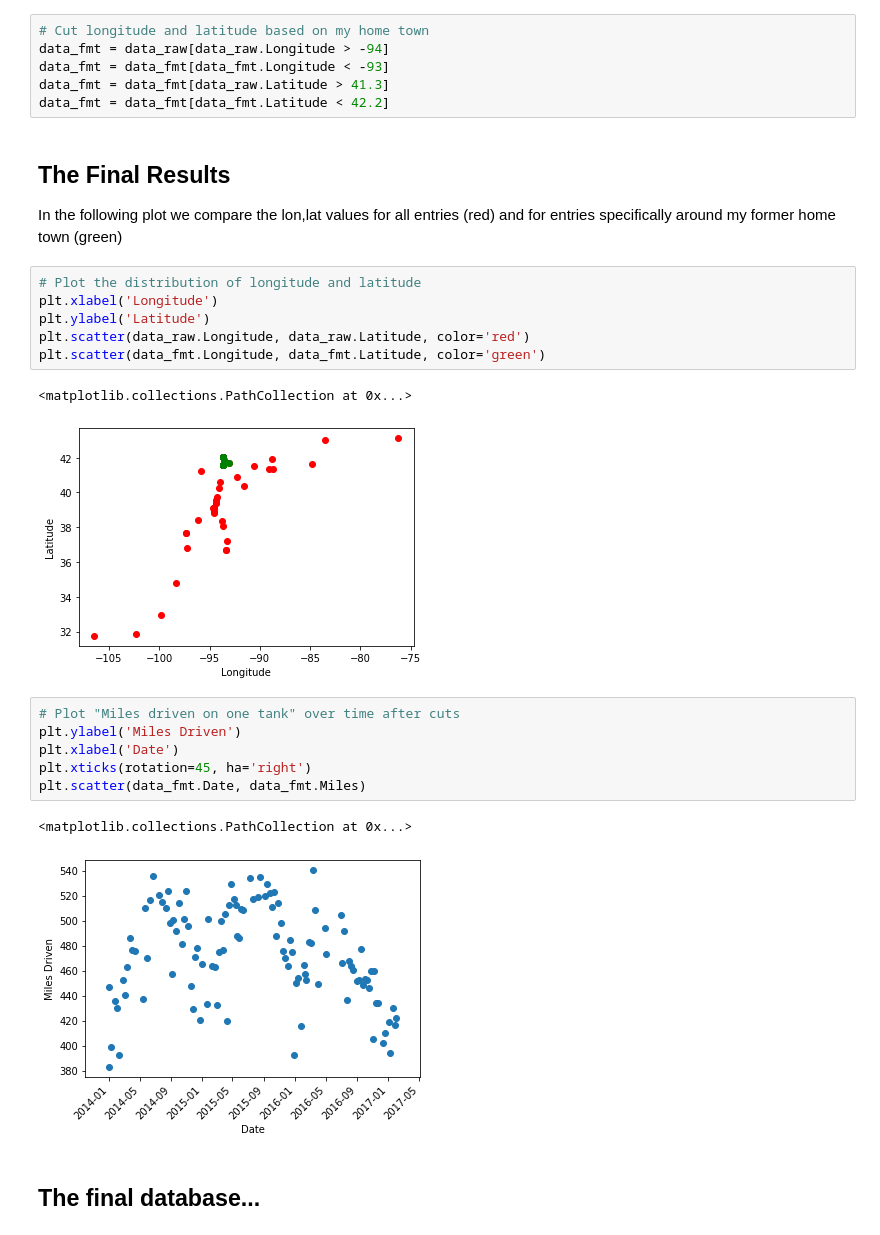
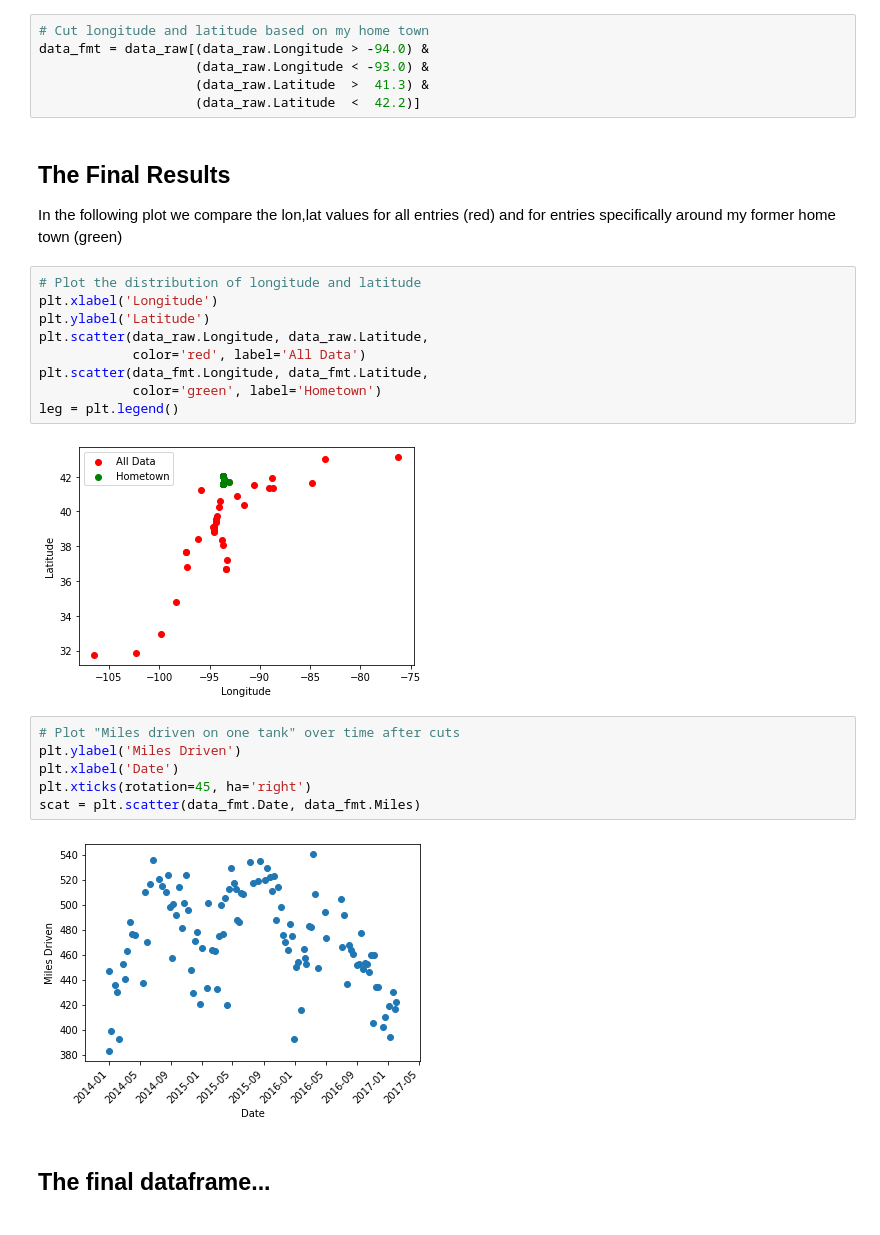
Before and after one commit to Jvinniec/fuel_economy, a Jupyter notebook: data/format_data.ipynb, the cells around one changed output. Drawn from its saved outputs; the diff is of its cells as text.

Commit message:
Update data formatting notebook and script

```diff
--- a/data/format_data.ipynb
+++ b/data/format_data.ipynb
@@ -104,9 +148,9 @@ plt.scatter(data_raw.Date, data_raw.Miles)
 # %%
 # Cut longitude and latitude based on my home town
-data_fmt = data_raw[data_raw.Longitude > -94]
-data_fmt = data_fmt[data_fmt.Longitude < -93]
-data_fmt = data_fmt[data_raw.Latitude > 41.3]
-data_fmt = data_fmt[data_fmt.Latitude < 42.2]
+data_fmt = data_raw[(data_raw.Longitude > -94.0) &
+                    (data_raw.Longitude < -93.0) &
+                    (data_raw.Latitude  >  41.3) &
+                    (data_raw.Latitude  <  42.2)]
 # %% [markdown]
  ## The Final Results
  In the following plot we compare the lon,lat values for all entries (red)
@@ -114,21 +158,22 @@ data_fmt = data_fmt[data_fmt.Latitude < 42.2]
 # %%
 # Plot the distribution of longitude and latitude
 plt.xlabel('Longitude')
 plt.ylabel('Latitude')
-plt.scatter(data_raw.Longitude, data_raw.Latitude, color='red')
-plt.scatter(data_fmt.Longitude, data_fmt.Latitude, color='green')
+plt.scatter(data_raw.Longitude, data_raw.Latitude,
+            color='red', label='All Data')
+plt.scatter(data_fmt.Longitude, data_fmt.Latitude,
+            color='green', label='Hometown')
+leg = plt.legend()
 # %% [output]
-<matplotlib.collections.PathCollection at 0x...>
-[figure, old version]
+[figure, new version]
 # %%
 # Plot "Miles driven on one tank" over time after cuts
 plt.ylabel('Miles Driven')
 plt.xlabel('Date')
 plt.xticks(rotation=45, ha='right')
-plt.scatter(data_fmt.Date, data_fmt.Miles)
+scat = plt.scatter(data_fmt.Date, data_fmt.Miles)
 # %% [output]
-<matplotlib.collections.PathCollection at 0x...>
 [figure]
 # %% [markdown]
- ## The final database...
+ ## The final dataframe...
 # %%
```
Also changed, not shown: parts of 18 cells of this notebook, 1 other file.
